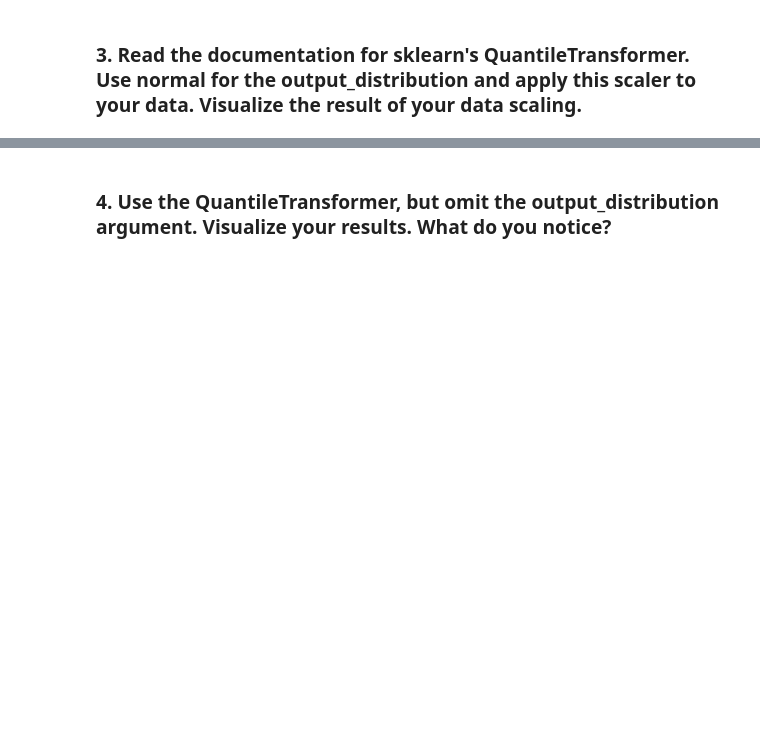
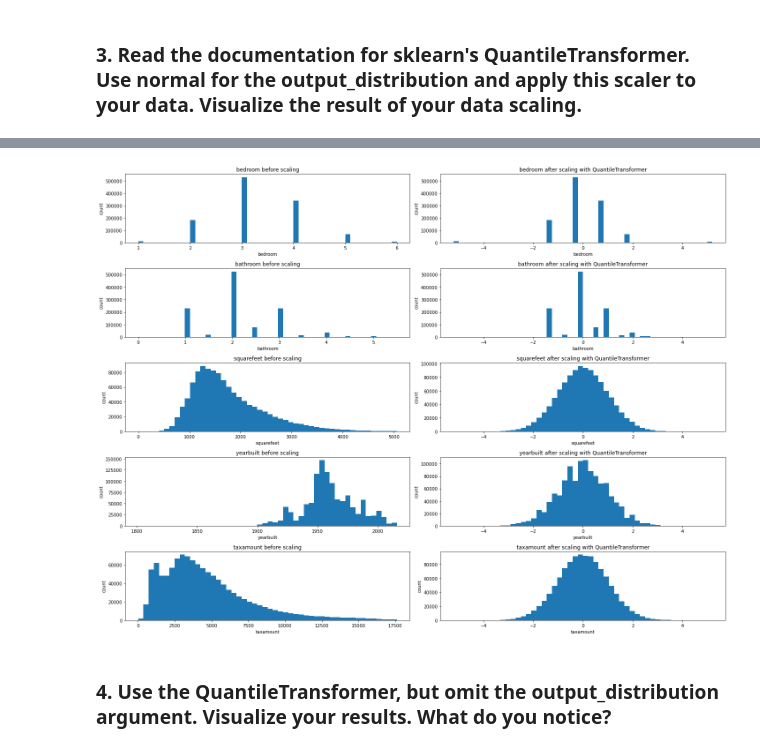
Before and after one commit to Yvette-Ibarra/regression-exercises, a Jupyter notebook: scaling.ipynb, the cells around one changed output, grey strips where cells are left out. Cells and saved outputs as stored; diff of their text form; code cells hidden in the pictures; blank space fills up the shorter version.

```diff
--- a/scaling.ipynb
+++ b/scaling.ipynb
@@ -324,3 +364,11 @@ for i in cols:
+# %%
+# use QuantileTransformer Normal
+visualize_scaler(scaler=QuantileTransformer(output_distribution='normal'),
+                 df=train,
+                 columns_to_scale=columns_to_scale,
+                 bins=50)
+# %% [output]
+[figure, added]
 # %% [markdown]
 ### 4. Use the QuantileTransformer, but omit the output_distribution argument. Visualize your results. What do you notice?
 # %%
```
Also changed, not shown: parts of 41 cells of this notebook.
